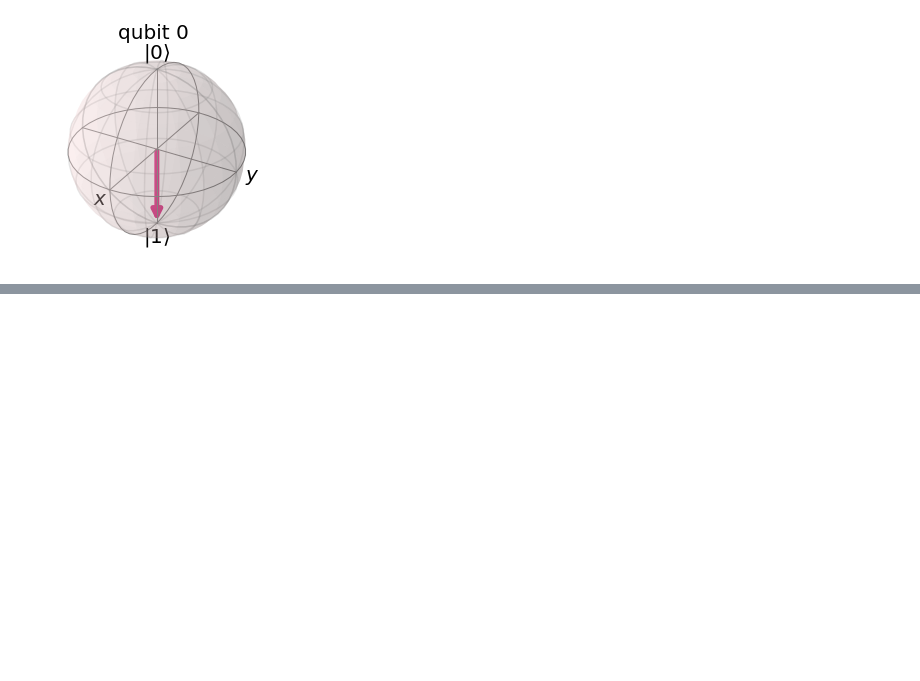
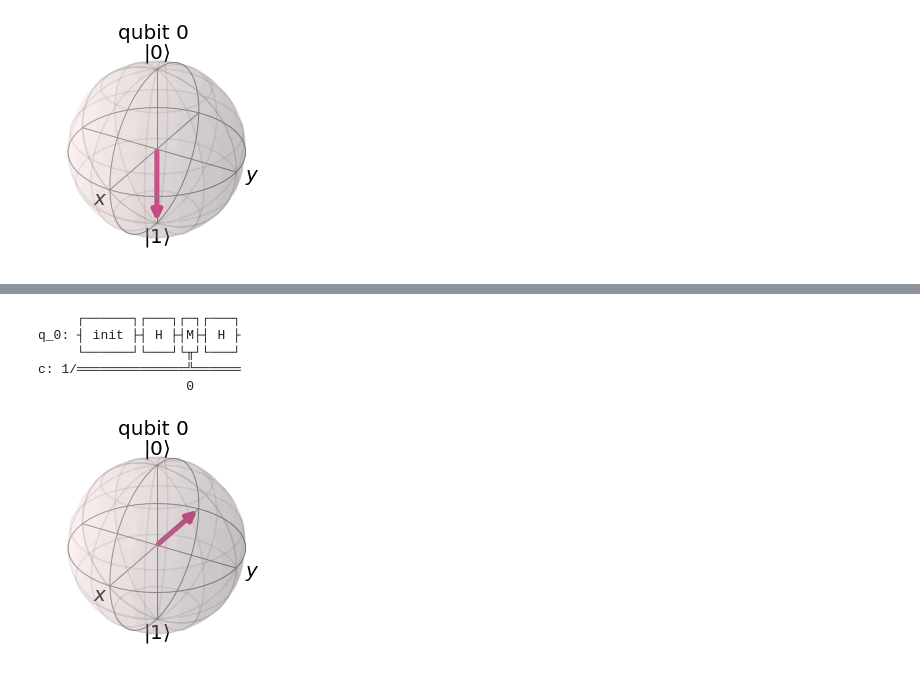
Before and after one commit to vinlegend1/qsikit-chapter-runthroughs, a Jupyter notebook: single-qubit-gates.ipynb, the cells around one changed output, grey strips where cells are left out. Drawn from its saved outputs; the diff is of its cells as text; code cells hidden in the pictures; blank space fills up the shorter version.

```diff
--- a/single-qubit-gates.ipynb
+++ b/single-qubit-gates.ipynb
@@ -31,0 +32,30 @@ plot_bloch_multivector(out)
+# %%
+from qiskit.extensions import Initialize # Import the Inititialize function
+# Create the X-measurement function:
+def x_measurement(qc,qubit,cbit):
+    """Measure 'qubit' in the X-basis, and store the result in 'cbit'"""
+    qc.h(qubit)
+    qc.measure(qubit, cbit)
+    qc.h(qubit)
+    return qc
+
+# Initialise our qubit and measure it
+qc = QuantumCircuit(1,1)
+initial_state = [0,1]
+initializer = Initialize(initial_state)
+initializer.label = "init"
+qc.append(initializer, [0])
+x_measurement(qc, 0, 0)
+qc.draw()
+# %% [output]
+     ┌──────┐┌───┐┌─┐┌───┐
+q_0: ┤ init ├┤ H ├┤M├┤ H ├
+     └──────┘└───┘└╥┘└───┘
+c: 1/══════════════╩══════
+                   0
+# %%
+backend = Aer.get_backend('statevector_simulator') # Tell Qiskit how to simulate our circuit
+out_state = execute(qc,backend).result().get_statevector() # Do the simulation, returning the state vector
+plot_bloch_multivector(out_state)
+# %% [output]
+[figure, added]
```
Also changed, not shown: parts of 18 cells of this notebook, 25 other files.
